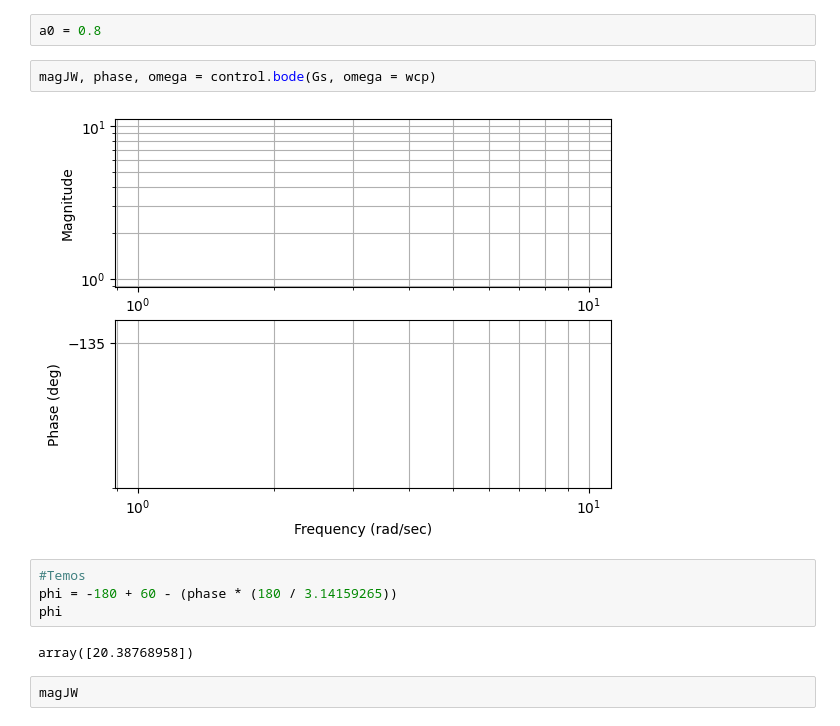
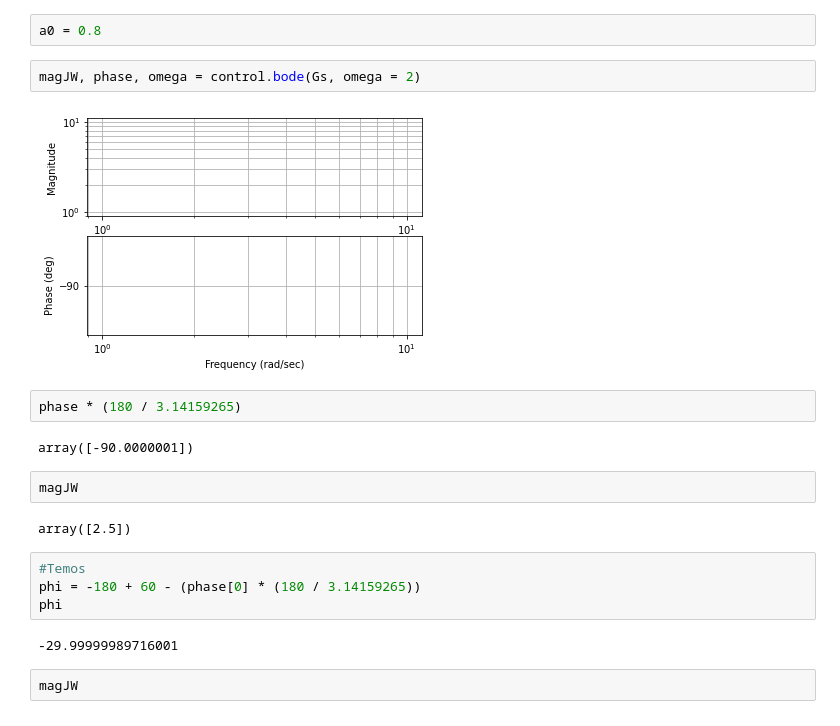
Before and after one commit to JoaoYukio/PCO119, a Jupyter notebook: Atividade 5/Atividade5.ipynb, the cells around one changed output. Cells and saved outputs as stored; diff of their text form.

```diff
--- a/Atividade 5/Atividade5.ipynb
+++ b/Atividade 5/Atividade5.ipynb
@@ -141,15 +141,23 @@ Frequência associada com a margem de fase:  3.1879476381760603 Rad/seg
 # %%
 a0 = 0.8
 # %%
-magJW, phase, omega = control.bode(Gs, omega = wcp)
+magJW, phase, omega = control.bode(Gs, omega = 2)
 # %% [output]
-[figure, old version]
+[figure, new version]
+# %%
+phase * (180 / 3.14159265)
+# %% [output]
+array([-90.0000001])
+# %%
+magJW
+# %% [output]
+array([2.5])
 # %%
 #Temos
-phi = -180 + 60 - (phase * (180 / 3.14159265))
+phi = -180 + 60 - (phase[0] * (180 / 3.14159265))
 phi
 # %% [output]
-array([20.38768958])
+-29.99999989716001
 # %%
 magJW
 # %% [output]
```
Also changed, not shown: parts of 16 cells of this notebook, 1 other file.
